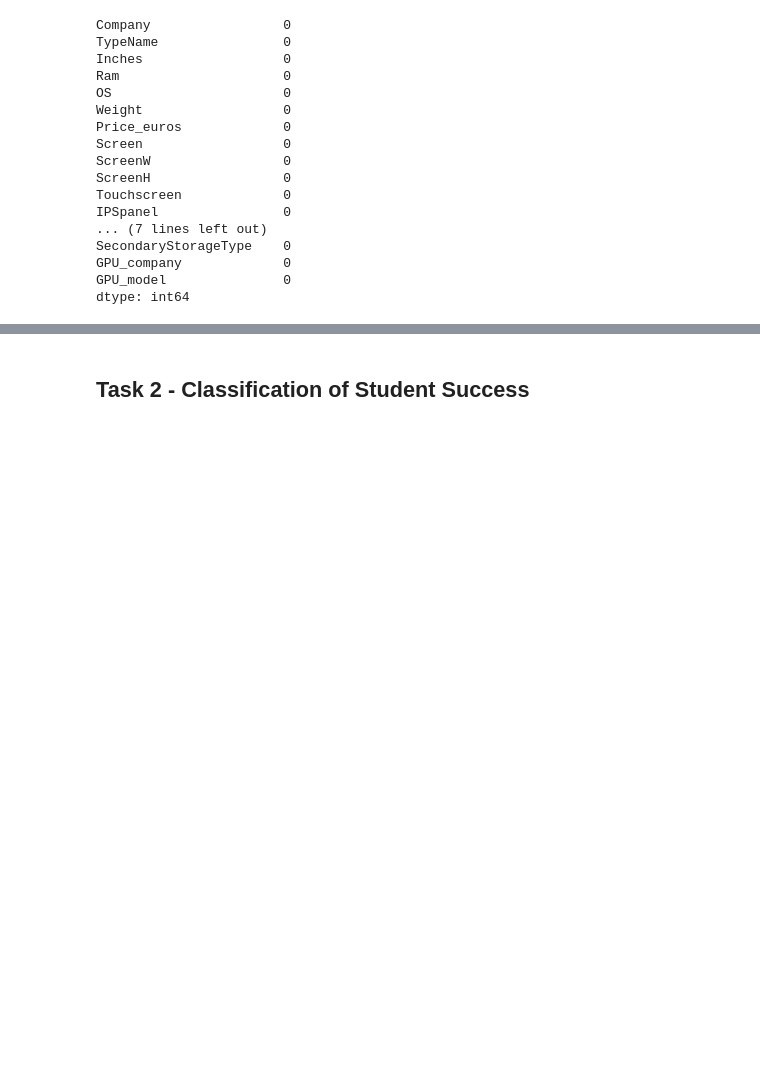
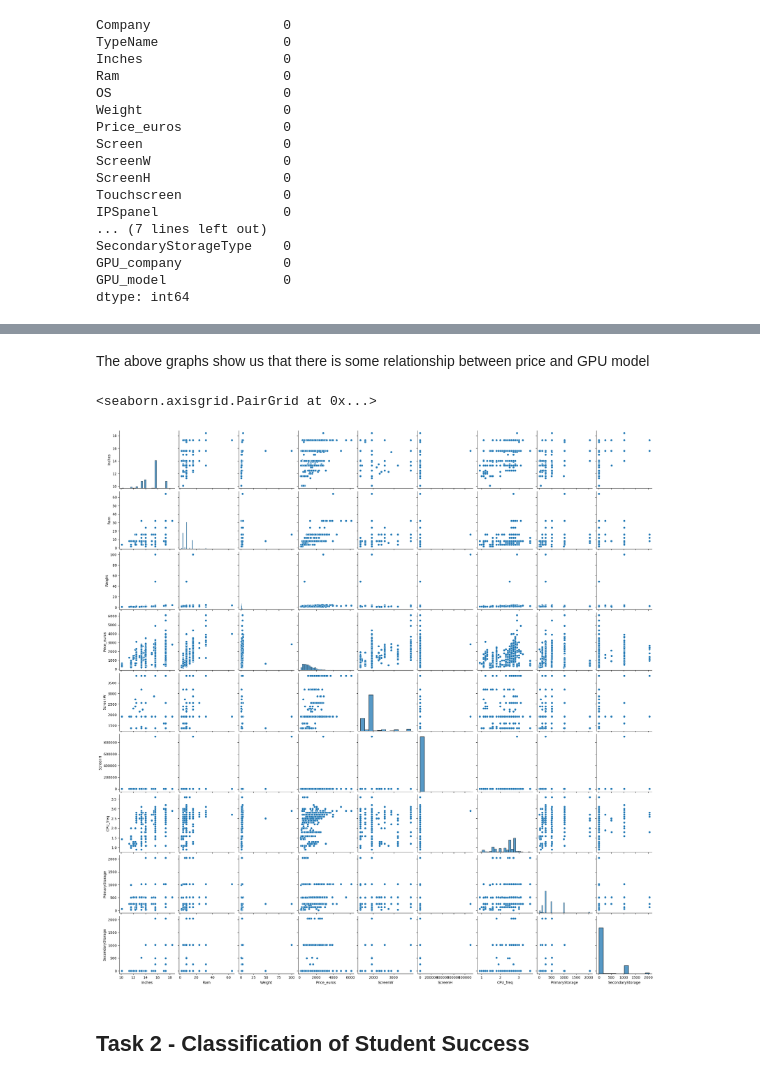
Before and after one commit to wortcook/UMKC, a Jupyter notebook: Fall2024/CS5530-0005/proj/notebook.ipynb, the cells around one changed output, grey strips where cells are left out. Cells and saved outputs as stored; diff of their text form; code cells hidden in the pictures; blank space fills up the shorter version.

```diff
--- a/Fall2024/CS5530-0005/proj/notebook.ipynb
+++ b/Fall2024/CS5530-0005/proj/notebook.ipynb
@@ -91,3 +192,10 @@ dtype: int64
+# %% [markdown]
+The above graphs show us that there is some relationship between price and GPU model
+# %%
+sns.pairplot(df_laptops)
+# %% [output]
+<seaborn.axisgrid.PairGrid at 0x...>
+[figure, added]
 # %% [markdown]
 ## Task 2 - Classification of Student Success
 # %% [markdown]
```
Also changed, not shown: parts of 13 cells of this notebook.
